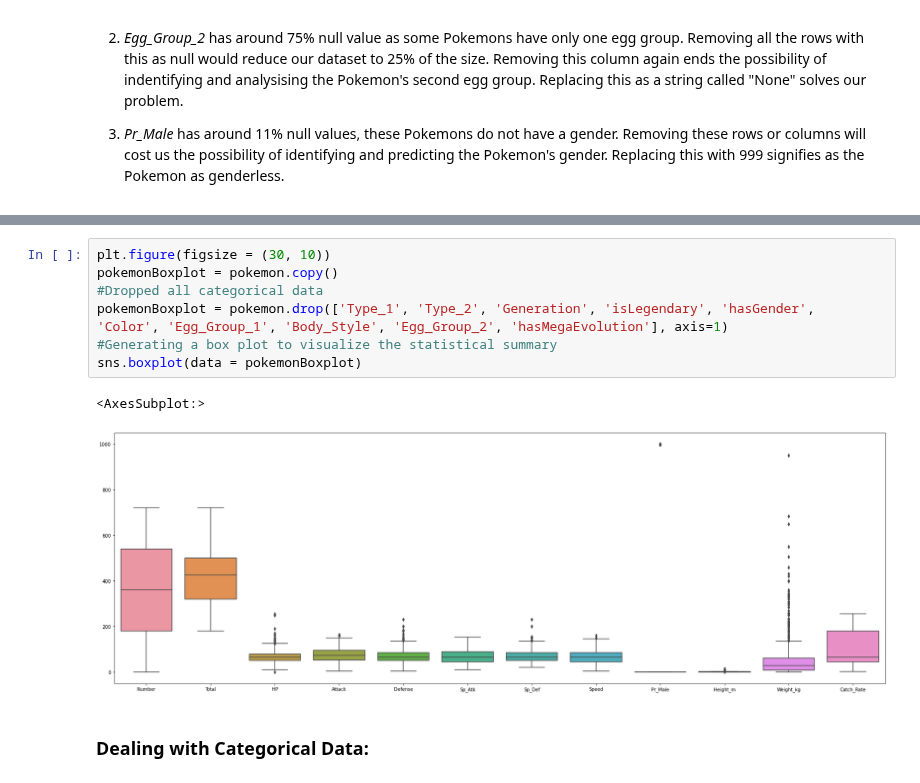
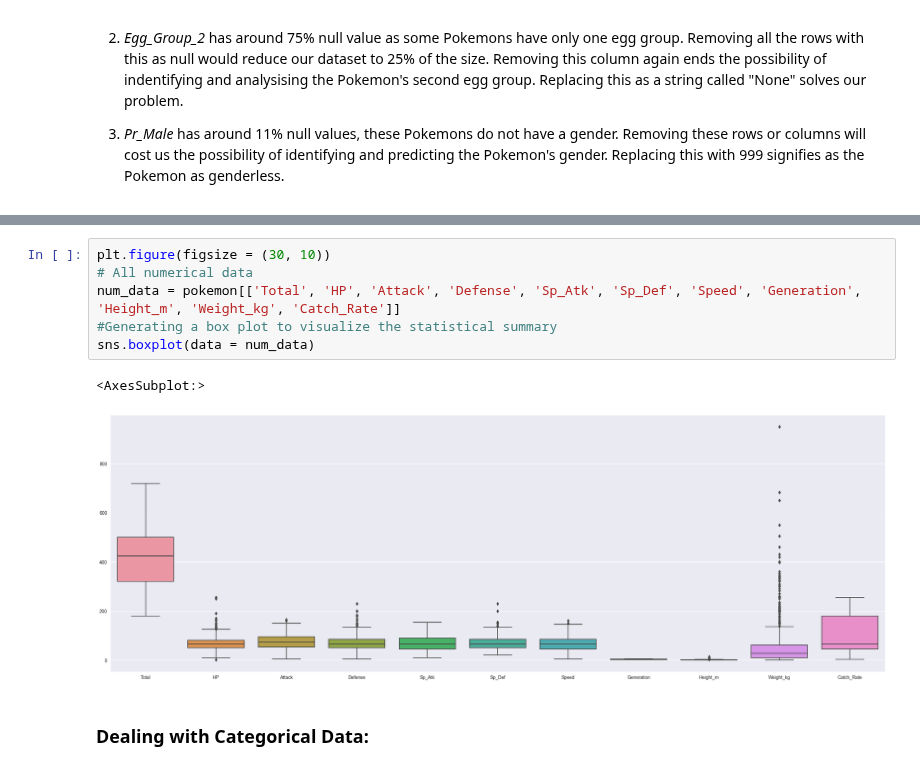
Before and after one commit to AAMAB/F21DL, a Jupyter notebook: Group17 DMML.ipynb, the cells around one changed output, grey strips where cells are left out. Cells and saved outputs as stored; diff of their text form.

```diff
--- a/Group17 DMML.ipynb
+++ b/Group17 DMML.ipynb
@@ -187,14 +175,13 @@ dtypes: bool(3), float64(3), int64(10), object(7)
 memory usage: 114.9+ KB
 # %%
 plt.figure(figsize = (30, 10))
-pokemonBoxplot = pokemon.copy()
-#Dropped all categorical data
-pokemonBoxplot = pokemon.drop(['Type_1', 'Type_2', 'Generation', 'isLegendary', 'hasGender',  'Color', 'Egg_Group_1', 'Body_Style', 'Egg_Group_2', 'hasMegaEvolution'], axis=1)
+# All numerical data
+num_data = pokemon[['Total', 'HP', 'Attack', 'Defense', 'Sp_Atk', 'Sp_Def', 'Speed', 'Generation', 'Height_m', 'Weight_kg', 'Catch_Rate']]
 #Generating a box plot to visualize the statistical summary
-sns.boxplot(data = pokemonBoxplot)
+sns.boxplot(data = num_data)
 # %% [output]
 <AxesSubplot:>
-[figure, old version]
+[figure, new version]
 # %% [markdown]
 ### Dealing with Categorical Data:
 # %%
```
Also changed, not shown: parts of 14 cells of this notebook.
